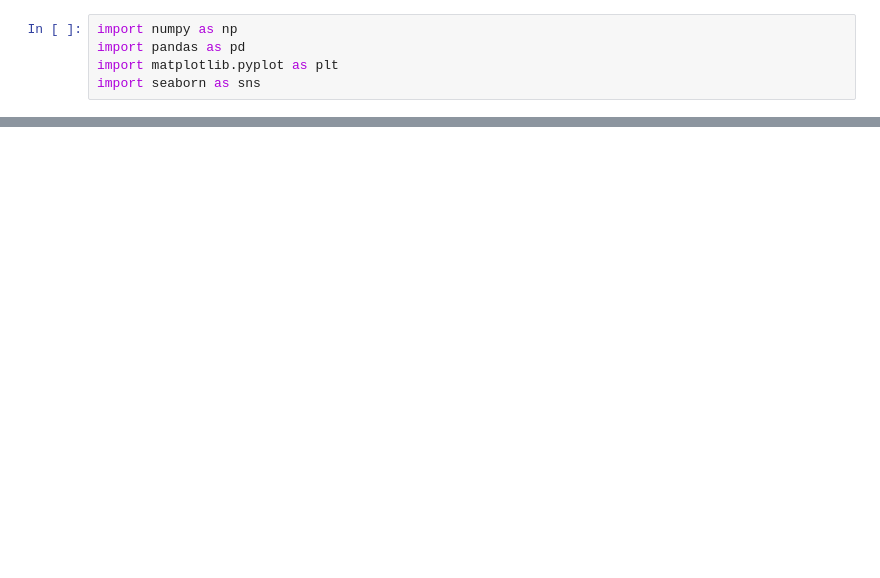
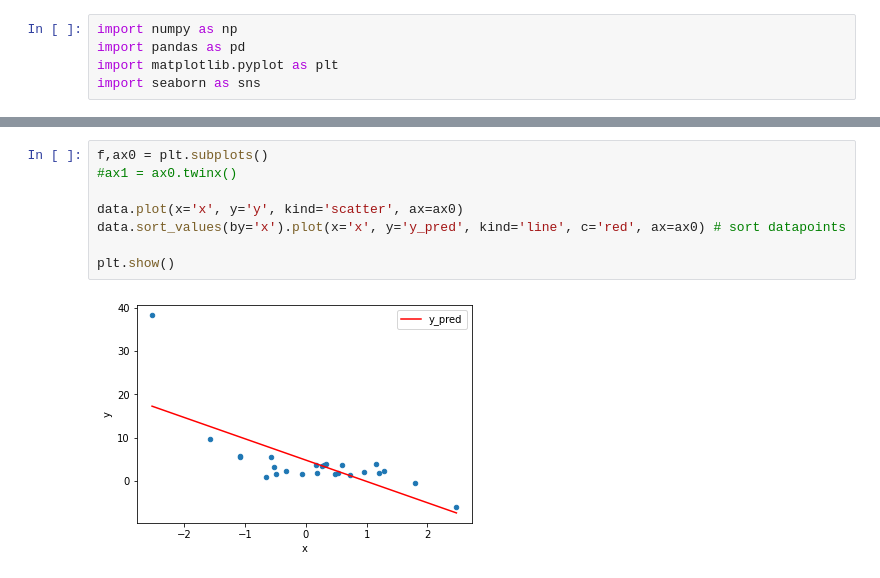
Before and after one commit to SumuduTennakoon/MachineLearningFoundations, a Jupyter notebook: LectureNotebooks/09_SupervisedMachineLearning_Regression.ipynb, the cells around one changed output, grey strips where cells are left out. Cells and saved outputs as stored; diff of their text form; blank space fills up the shorter version.

```diff
--- a/LectureNotebooks/09_SupervisedMachineLearning_Regression.ipynb
+++ b/LectureNotebooks/09_SupervisedMachineLearning_Regression.ipynb
@@ -58,0 +104,10 @@ plt.show()
+# %%
+f,ax0 = plt.subplots()
+#ax1 = ax0.twinx()
+
+data.plot(x='x', y='y', kind='scatter', ax=ax0)
+data.sort_values(by='x').plot(x='x', y='y_pred', kind='line', c='red', ax=ax0) # sort datapoints
+
+plt.show()
+# %% [output]
+[figure, added]
```
Also changed, not shown: parts of 168 cells of this notebook, 9 other files.
